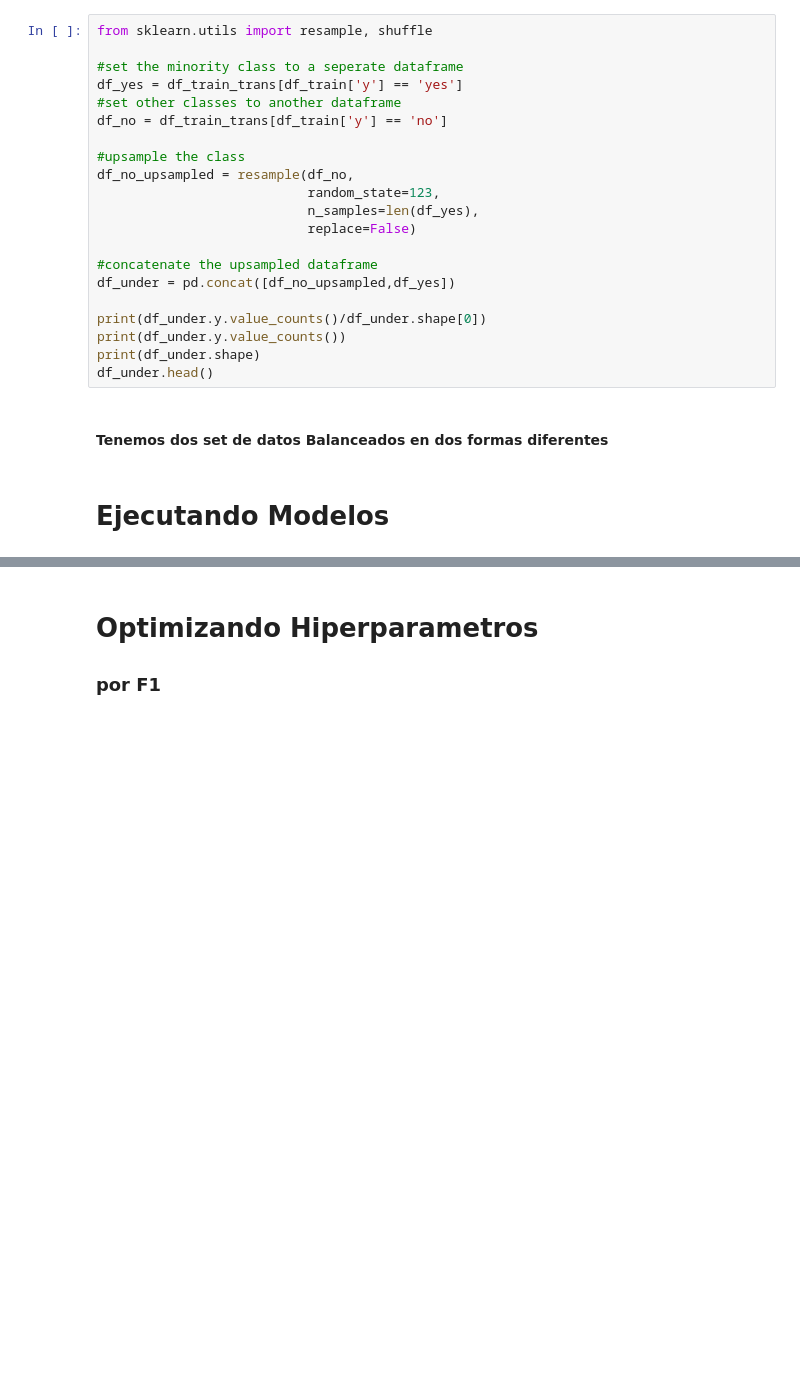
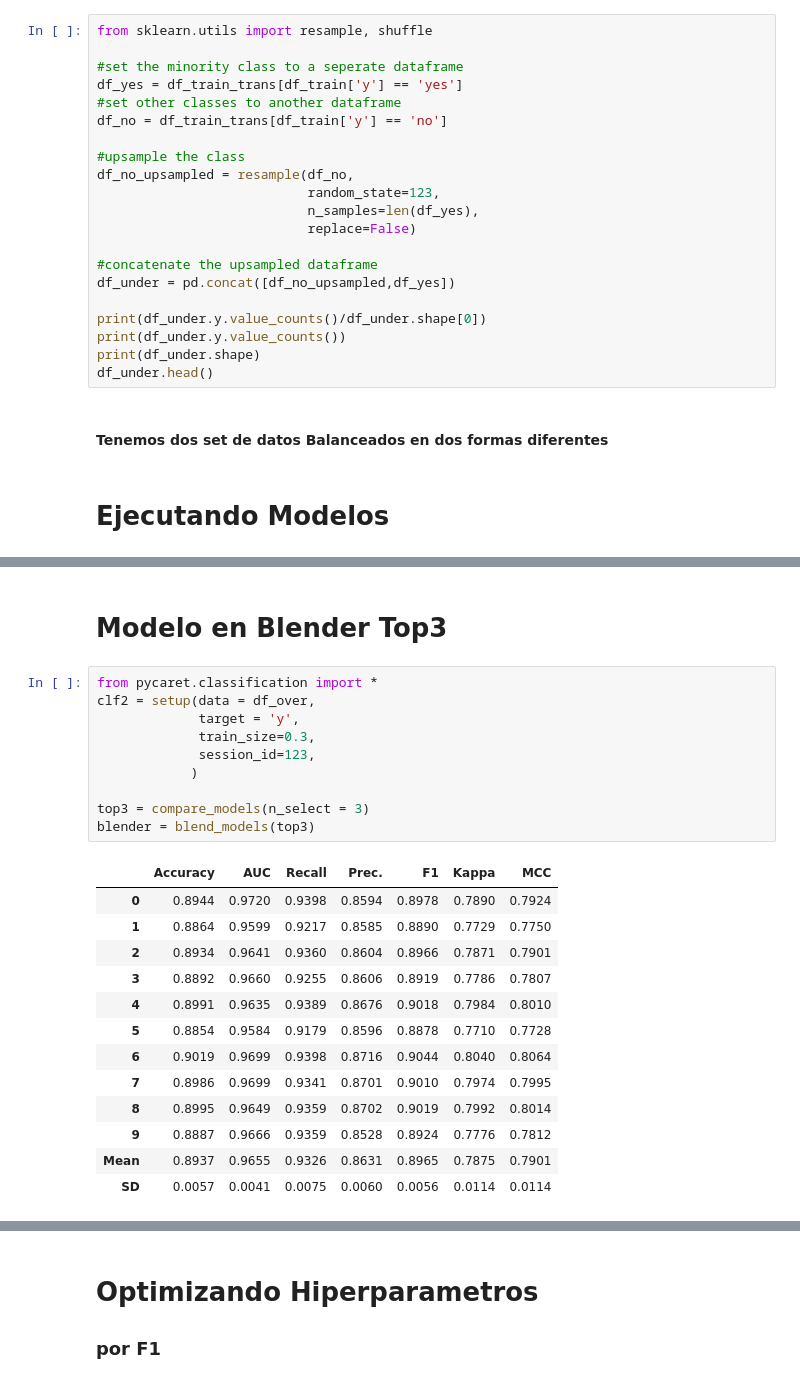
Before and after one commit to leobrandoon/marketing_datascience_binario, a Jupyter notebook: problema_mtk_lego.ipynb, the cells around one changed output, grey strips where cells are left out. Cells and saved outputs as stored; diff of their text form; blank space fills up the shorter version.

```diff
--- a/problema_mtk_lego.ipynb
+++ b/problema_mtk_lego.ipynb
@@ -313,0 +495,26 @@ rf = create_model('catboost')
+# %% [markdown]
+# Modelo en Blender Top3
+# %%
+from pycaret.classification import *
+clf2 = setup(data = df_over,
+             target = 'y',
+             train_size=0.3,
+             session_id=123,
+            )
+
+top3 = compare_models(n_select = 3)
+blender = blend_models(top3)
+# %% [output]
+|  | Accuracy | AUC | Recall | Prec. | F1 | Kappa | MCC |
+| 0 | 0.8944 | 0.9720 | 0.9398 | 0.8594 | 0.8978 | 0.7890 | 0.7924 |
+| 1 | 0.8864 | 0.9599 | 0.9217 | 0.8585 | 0.8890 | 0.7729 | 0.7750 |
+| 2 | 0.8934 | 0.9641 | 0.9360 | 0.8604 | 0.8966 | 0.7871 | 0.7901 |
+| 3 | 0.8892 | 0.9660 | 0.9255 | 0.8606 | 0.8919 | 0.7786 | 0.7807 |
+| 4 | 0.8991 | 0.9635 | 0.9389 | 0.8676 | 0.9018 | 0.7984 | 0.8010 |
+| 5 | 0.8854 | 0.9584 | 0.9179 | 0.8596 | 0.8878 | 0.7710 | 0.7728 |
+| 6 | 0.9019 | 0.9699 | 0.9398 | 0.8716 | 0.9044 | 0.8040 | 0.8064 |
+| 7 | 0.8986 | 0.9699 | 0.9341 | 0.8701 | 0.9010 | 0.7974 | 0.7995 |
+| 8 | 0.8995 | 0.9649 | 0.9359 | 0.8702 | 0.9019 | 0.7992 | 0.8014 |
+| 9 | 0.8887 | 0.9666 | 0.9359 | 0.8528 | 0.8924 | 0.7776 | 0.7812 |
+| Mean | 0.8937 | 0.9655 | 0.9326 | 0.8631 | 0.8965 | 0.7875 | 0.7901 |
+| SD | 0.0057 | 0.0041 | 0.0075 | 0.0060 | 0.0056 | 0.0114 | 0.0114 |
```
Also changed, not shown: parts of 58 cells of this notebook.
